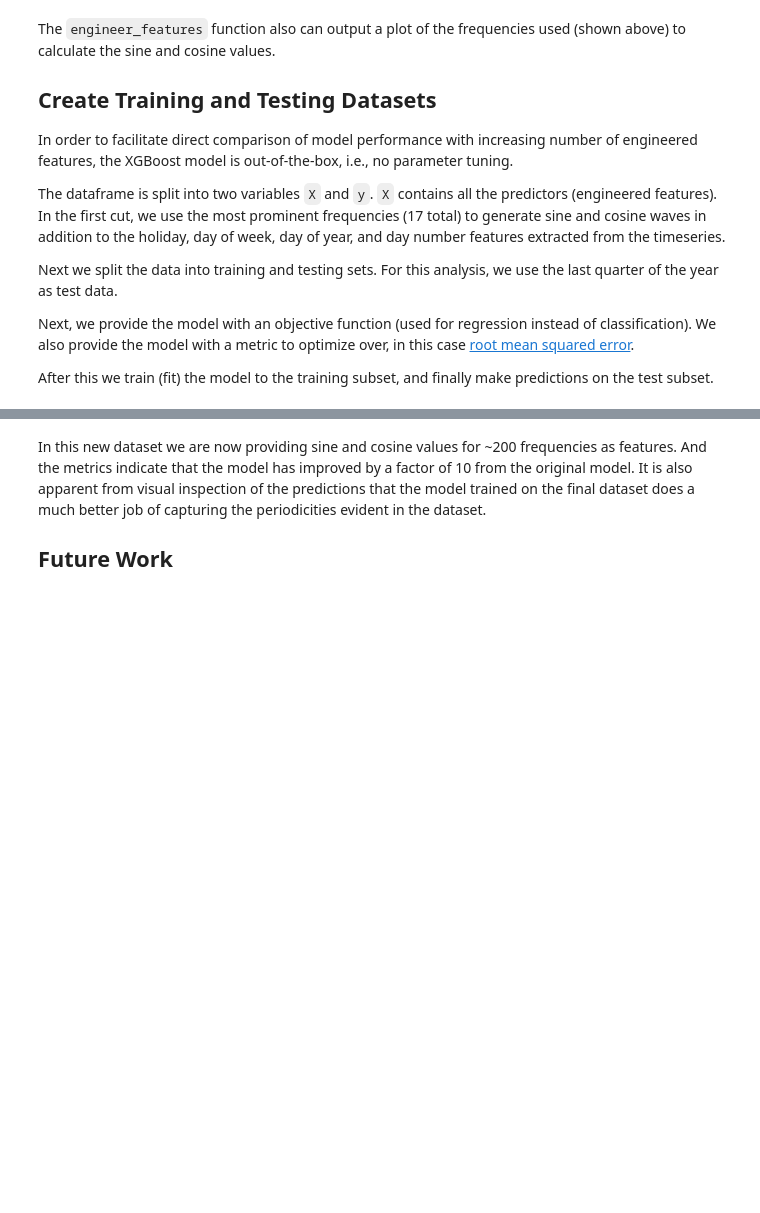
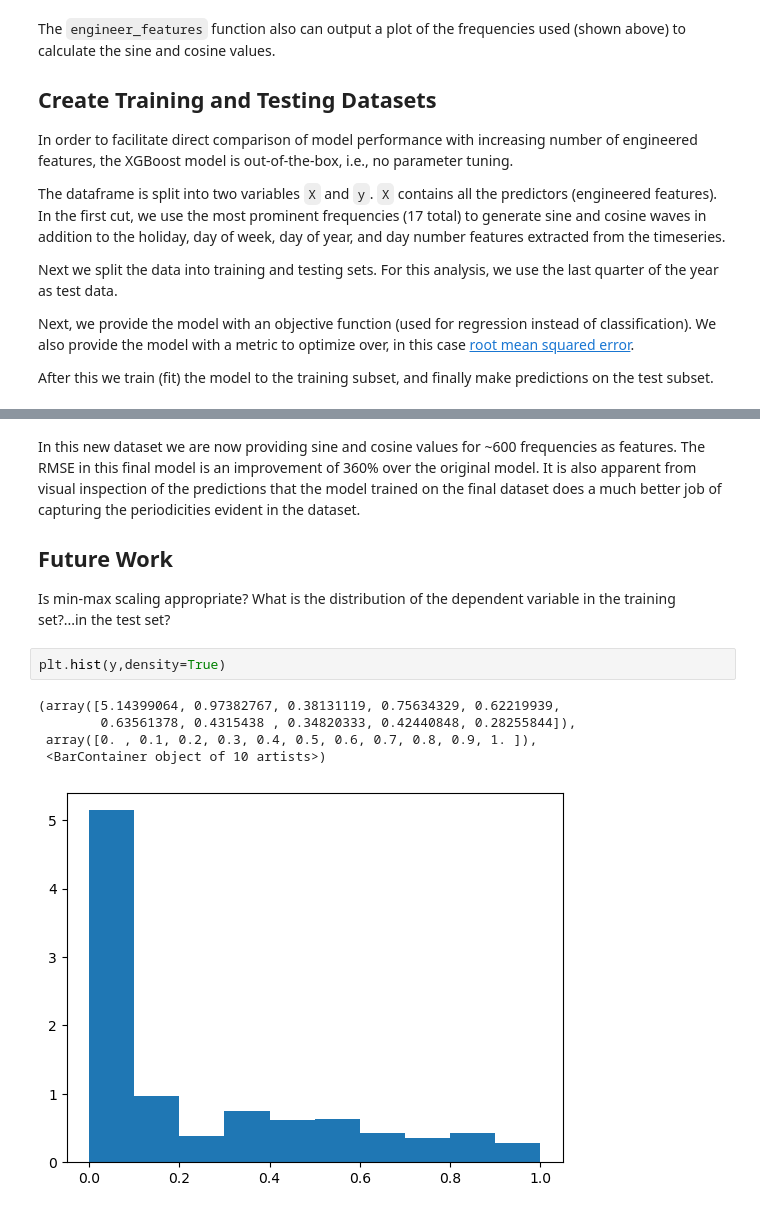
Before and after one commit to tmwlcx/load_profile_estimation, a Jupyter notebook: LP_Estimation.ipynb, the cells around one changed output, grey strips where cells are left out. Cells and saved outputs as stored; diff of their text form; blank space fills up the shorter version.

```diff
--- a/LP_Estimation.ipynb
+++ b/LP_Estimation.ipynb
@@ -227,4 +295,13 @@ RMSE (test set): 164.03276572702
 # %% [markdown]
-In this new dataset we are now providing sine and cosine values for ~200 frequencies as features. And the metrics indicate that the model has improved by a factor of 10 from the original model. It is also apparent from visual inspection of the predictions that the model trained on the final dataset does a much better job of capturing the periodicities evident in the dataset.
+In this new dataset we are now providing sine and cosine values for ~600 frequencies as features. The RMSE in this final model is an improvement of 360% over the original model. It is also apparent from visual inspection of the predictions that the model trained on the final dataset does a much better job of capturing the periodicities evident in the dataset.
 
 ## Future Work
+Is min-max scaling appropriate? What is the distribution of the dependent variable in the training set?...in the test set?
+# %%
+plt.hist(y,density=True)
+# %% [output]
+(array([5.14399064, 0.97382767, 0.38131119, 0.75634329, 0.62219939,
+        0.63561378, 0.4315438 , 0.34820333, 0.42440848, 0.28255844]),
+ array([0. , 0.1, 0.2, 0.3, 0.4, 0.5, 0.6, 0.7, 0.8, 0.9, 1. ]),
+ <BarContainer object of 10 artists>)
+[figure, added]
```
Also changed, not shown: parts of 11 cells of this notebook.
